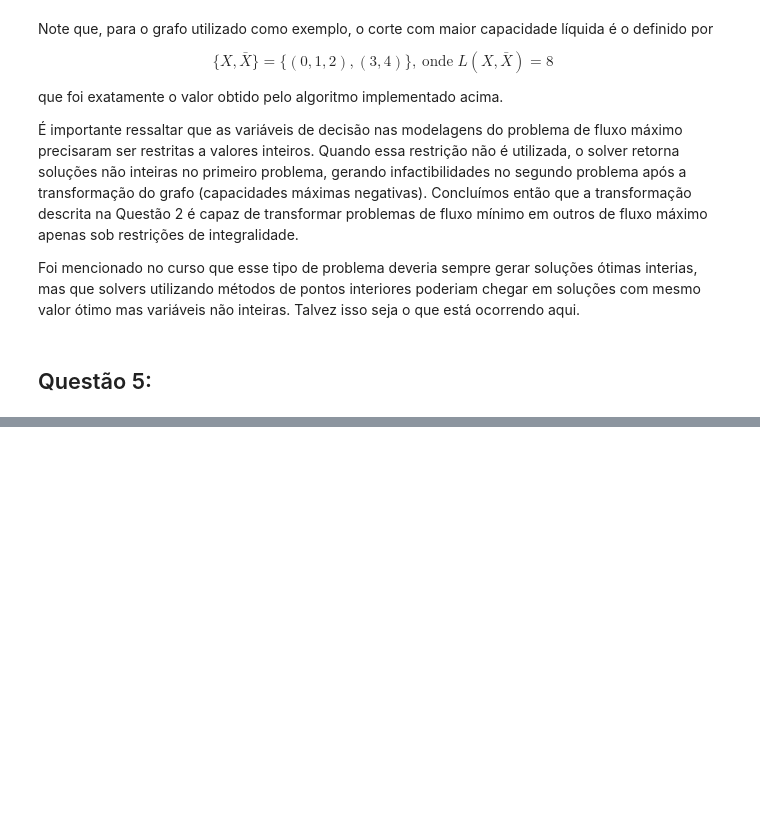
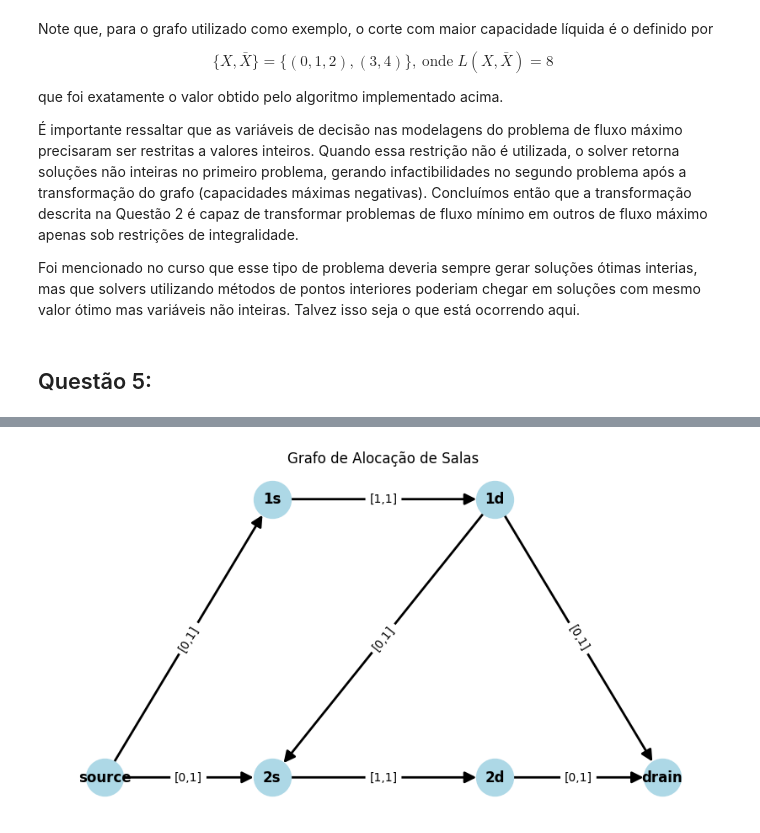
Before and after one commit to arthurkenzo/atividades_ia525, a Jupyter notebook: atividade_6.ipynb, the cells around one changed output, grey strips where cells are left out. Drawn from its saved outputs; the diff is of its cells as text; code cells hidden in the pictures; blank space fills up the shorter version.

Commit message:
WIP: resolução de problema de alocação de salas usando min flow. Algoritmo não funciona com a modelagem proposta.

```diff
--- a/atividade_6.ipynb
+++ b/atividade_6.ipynb
@@ -246,0 +293,85 @@ Foi mencionado no curso que esse tipo de problema deveria sempre gerar soluçõe
+# %%
+import pandas as pd
+import networkx as nx
+import matplotlib.pyplot as plt
+import numpy as np
+
+
+
+# -----------------------------------------------
+# Construção do grafo
+# -----------------------------------------------
+G = nx.DiGraph()
+
+# Adiciona nós fonte e dreno
+G.add_node('source')
+G.add_node('drain')
+
+# Cria nós e arcos principais
+for idx, row in df.iterrows():
+    i = int(row['reuniao'])
+    G.add_node(f'{i}s')
+    # G.add_node(f'{i}0')
+    G.add_node(f'{i}d')
+
+    G.add_edge('source', f'{i}s',  upperBound=1, lowerBound=0)
+    # G.add_edge(f'{i}s', f'{i}0',  upperBound=1, lowerBound=1)
+    # G.add_edge(f'{i}0', f'{i}d',  upperBound=1, lowerBound=1)
+    G.add_edge(f'{i}s', f'{i}d',  upperBound=1, lowerBound=1)
+    G.add_edge(f'{i}d', 'drain',  upperBound=1, lowerBound=0)
+
+# Arcos de não sobreposição
+for idx_i, row_i in df.iterrows():
+    i = int(row_i["reuniao"])
+    termino_i = row_i["termino"]
+
+    for idx_j, row_j in df.iterrows():
+        j = int(row_j["reuniao"])
+        inicio_j = row_j["inicio"]
+
+        if termino_i <= inicio_j:
+            G.add_edge(f'{i}d', f'{j}s', upperBound=1, lowerBound=0)
+
+# -----------------------------------------------
+# Definindo as posições organizadas dos nós
+# -----------------------------------------------
+
+pos = {}
+
+# Nó fonte na esquerda
+pos['source'] = (-1.5, len(df) / 2)
+
+# Nó dreno na direita
+pos['drain'] = (3.5, len(df) / 2)
+
+# Parâmetro de desalinhamento horizontal dos nós centrais
+shift_amplitude = 0.3
+
+# Para cada reunião, posiciona os três nós em colunas
+for idx, row in df.iterrows():
+    i = int(row['reuniao'])
+    y = len(df) - idx  # Para organizar de cima para baixo
+
+    pos[f'{i}s'] = (0, y)
+    # pos[f'{i}0'] = (1.75, y)  # Meio do grafo
+    pos[f'{i}d'] = (2, y)
+
+# -----------------------------------------------
+# Plotando o grafo
+# -----------------------------------------------
+plt.figure(figsize=(8, 4))
+nx.draw(
+    G, pos,
+    with_labels=True, node_size=1000,
+    node_color="lightblue",
+    arrowsize=20, width=2, font_size=12, font_weight='bold'
+)
+
+# Desenhar rótulos das capacidades
+edge_labels = {(u, v): f"[{d['lowerBound']},{d['upperBound']}]" for u, v, d in G.edges(data=True)}
+nx.draw_networkx_edge_labels(G, pos, edge_labels=edge_labels, font_size=10)
+plt.title("Grafo de Alocação de Salas")
+plt.axis('off')
+plt.show()
+# %% [output]
+[figure, added]
```
Also changed, not shown: parts of 8 cells of this notebook.
